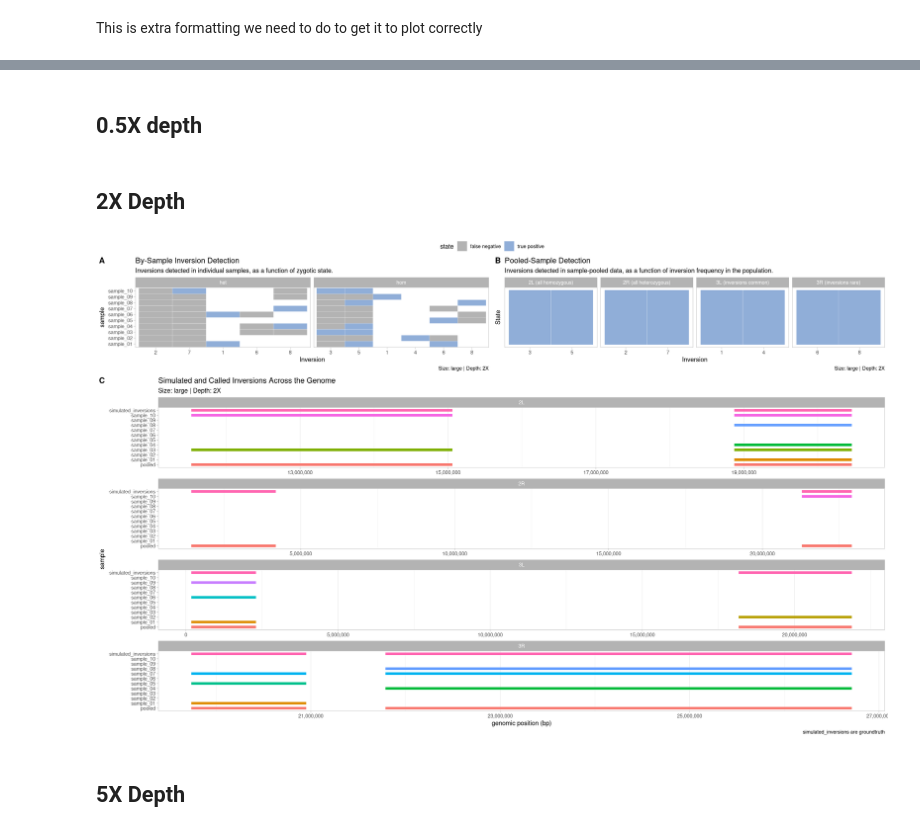
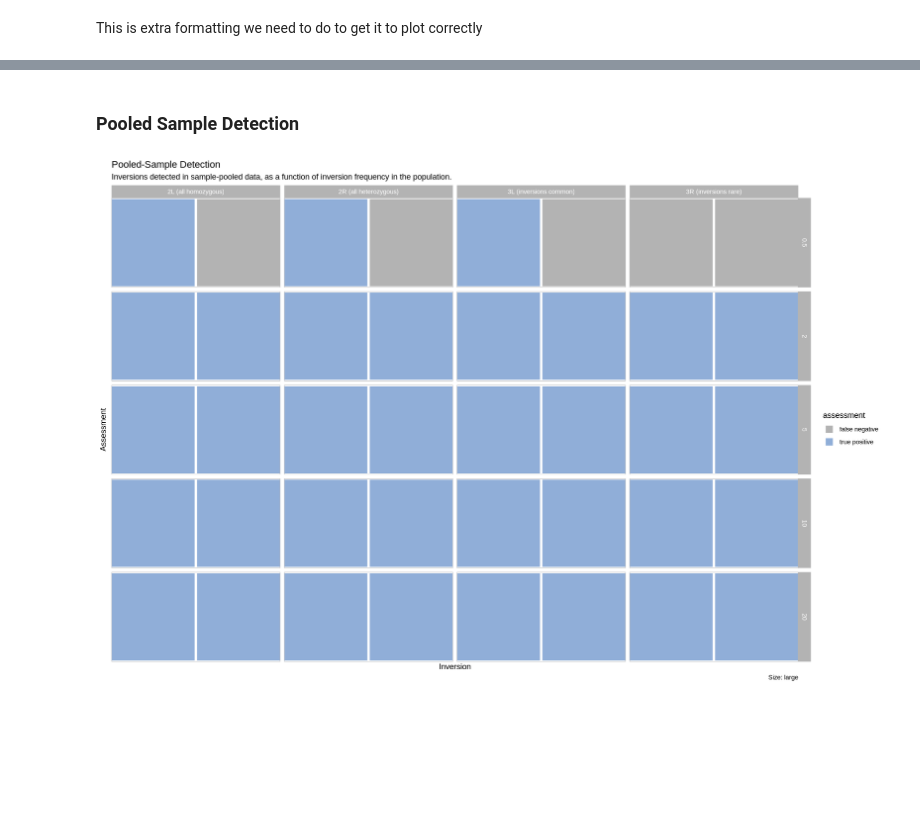
Before and after one commit to pdimens/haplotagging_simulations, a Jupyter notebook: check_called_inversions_large.ipynb, the cells around one changed output, grey strips where cells are left out. Saved outputs shown, nothing was run; the diff lists cells and outputs as text; code cells hidden in the pictures; blank space fills up the shorter version.

Commit message:
update plots

```diff
--- a/check_called_inversions_large.ipynb
+++ b/check_called_inversions_large.ipynb
@@ -305,6 +239,7 @@ plot_inversions(performance, simulated_for_plot, .size)
 # %%
 plot_samples_matrix <- function(data, size_treatment){
-    .data <- data[data$sample != "pooled",]
+    options(warn = -1, repr.plot.width = 10, repr.plot.height = 15)
+    .data <- data[data$sample != 11,]
     axis_ticks <- factor(paste0("sample_", sprintf("%02d", 1:10)))
     ggplot(.data, aes(y = sample, x = id, fill = assessment, pattern = zygosity)) +
         geom_tile_pattern(
@@ -317,7 +252,7 @@ plot_samples_matrix <- function(data, size_treatment){
             pattern_key_scale_factor = 1
         ) +
         theme_light() +
-        labs(title = "By-Sample Inversion Detection", subtitle = "Inversions detected in individual samples, as a function of zygotic state.", caption = paste0("Size: ", size_treatment)) +
+        labs(title = "By-Sample Inversion Detection", subtitle = paste(size_treatment, "inversions detected in individual samples, as a function of zygotic state.")) +
         scale_fill_manual(values = c("false negative" = "#eaf398ff", "true negative" = "grey70", "true positive" = "#90aed8")) +
         scale_pattern_manual(values = c("het" = "circle", "hom" = "none")) +
         scale_x_discrete(name = "Inversion") +
@@ -336,10 +271,31 @@ plot_samples_matrix(performance, .size)
-# %% [markdown]
-## 0.5X depth
-# %% [markdown]
-## 2X Depth
+# %% [markdown]
+### Pooled Sample Detection
+# %%
+plot_pools_matrix <- function(data, size_treatment){
+    options(warn = -1, repr.plot.width = 15, repr.plot.height = 10)
+    .data <- data[data$sample == 11,]
+    .data$contig <- gsub("2L", "2L (all homozygous)", .data$contig)
+    .data$contig <- gsub("2R", "2R (all heterozygous)", .data$contig)
+    .data$contig <- gsub("3L", "3L (inversions common)", .data$contig)
+    .data$contig <- gsub("3R", "3R (inversions rare)", .data$contig)
+
+    ggplot(.data, aes(y = 1, x = inversion, fill = assessment)) +
+        geom_tile(color = "white", linewidth = 1.5) +
+        theme_light() +
+        labs(title = "Pooled-Sample Detection", subtitle = paste(size_treatment, "inversions detected in sample-pooled data, as a function of inversion frequency in the population.")) +
+        scale_fill_manual(values = c("false negative" = "grey70", "true positive" = "#90aed8")) +
+        scale_y_continuous(breaks = 1, name = "Assessment") +
+        scale_x_discrete(name = "Inversion") +
+        theme(
+            panel.grid.major = element_blank(),
+            panel.grid.minor = element_blank(),
+            axis.text.y = element_blank(),
+            axis.ticks.y = element_blank()
+        ) +
+        coord_cartesian(xlim = c(1, max(data$inversion)), expand = F) +
+        facet_grid(cols = vars(contig), rows = vars(depth))
+}
 # %%
-assessment_2X <- summarize_performance(2, performance, .size)
+plot_pools_matrix(performance, .size)
 # %% [output]
-[figure, old version]
+[figure, new version]
-# %% [markdown]
-## 5X Depth
```
Also changed, not shown: parts of 20 cells of this notebook, 8 other files.
